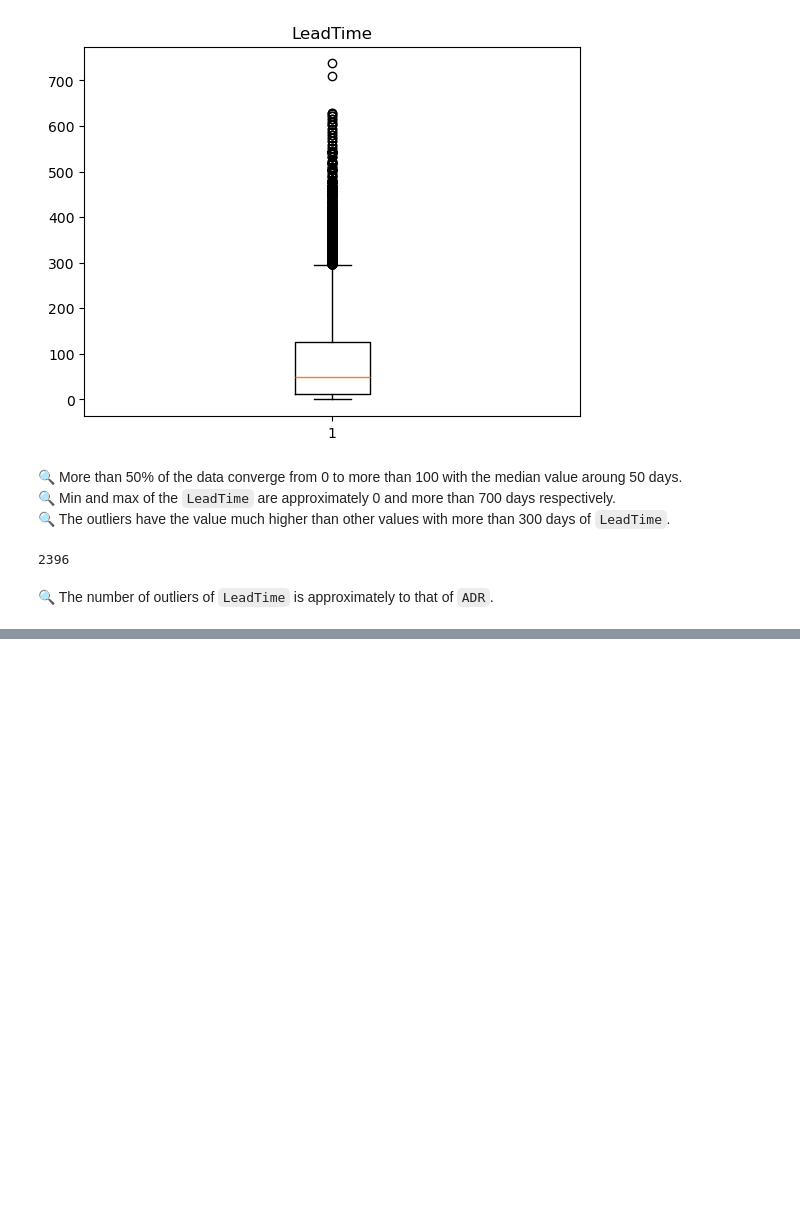
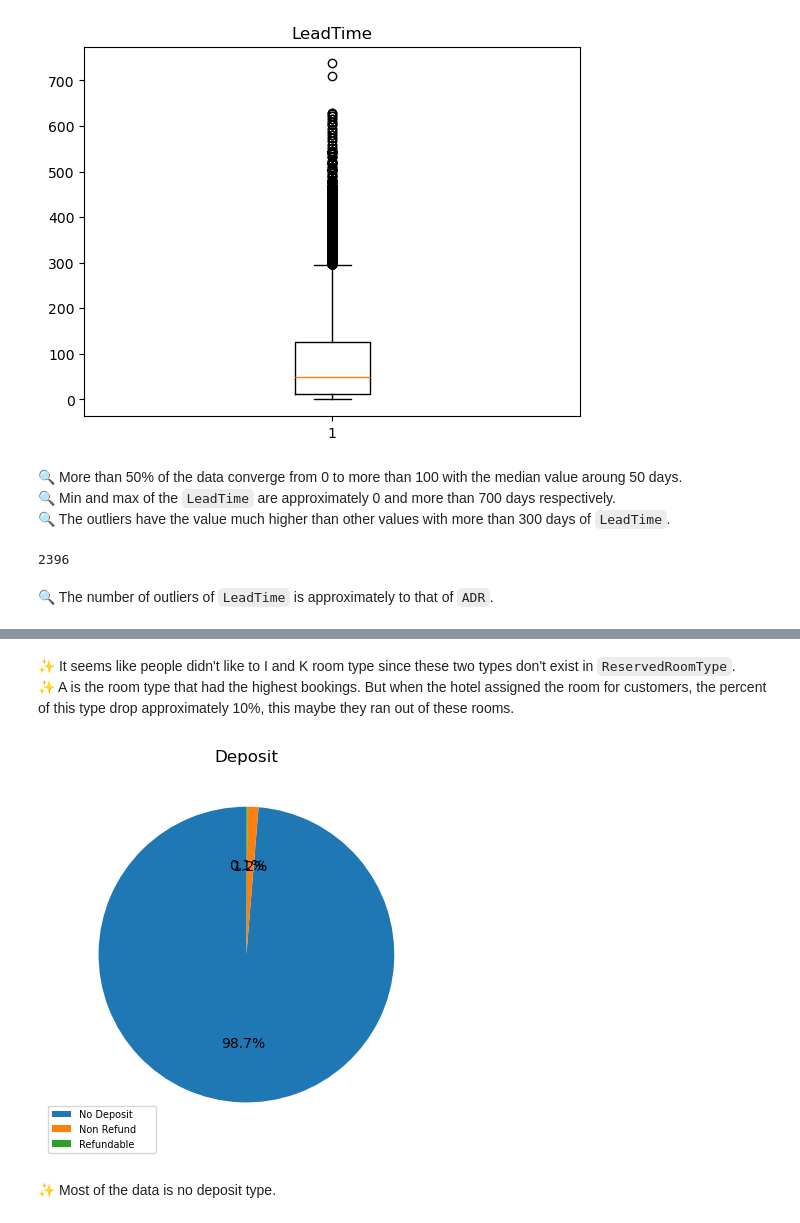
Before and after one commit to danghuynh-bit/LTKHDL_hotekbookingdemand, a Jupyter notebook: 02_Preprocessing.ipynb, the cells around one changed output, grey strips where cells are left out. Drawn from its saved outputs; the diff is of its cells as text; code cells hidden in the pictures; blank space fills up the shorter version.

```diff
--- a/02_Preprocessing.ipynb
+++ b/02_Preprocessing.ipynb
@@ -325,0 +522,18 @@ count_outliers(raw_df['LeadTime'])
+# %% [markdown]
+✨ It seems like people didn't like to I and K room type since these two types don't exist in `ReservedRoomType`.
+✨ A is the room type that had the highest bookings. But when the hotel assigned the room for customers, the percent of this type drop approximately 10%, this maybe they ran out of these rooms.
+# %%
+# Take out deposit data
+deposit = str_df['DepositType'].value_counts().to_dict()
+labels = list(deposit.keys())
+sizes = list(deposit.values())
+
+# Plot pie chart
+plt.pie(sizes, labels=None, autopct='%1.1f%%', startangle=90, radius=1)
+plt.title('Deposit')
+plt.legend(labels, loc='lower left', bbox_to_anchor=(-0.05, -0.05), prop={'size': 7})
+plt.show()
+# %% [output]
+[figure, added]
+# %% [markdown]
+✨ Most of the data is no deposit type.
```
Also changed, not shown: parts of 28 cells of this notebook.
